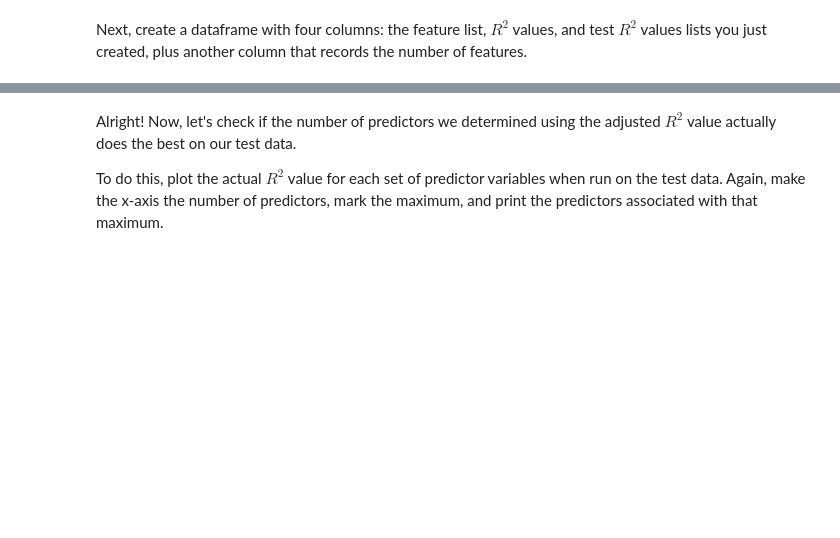
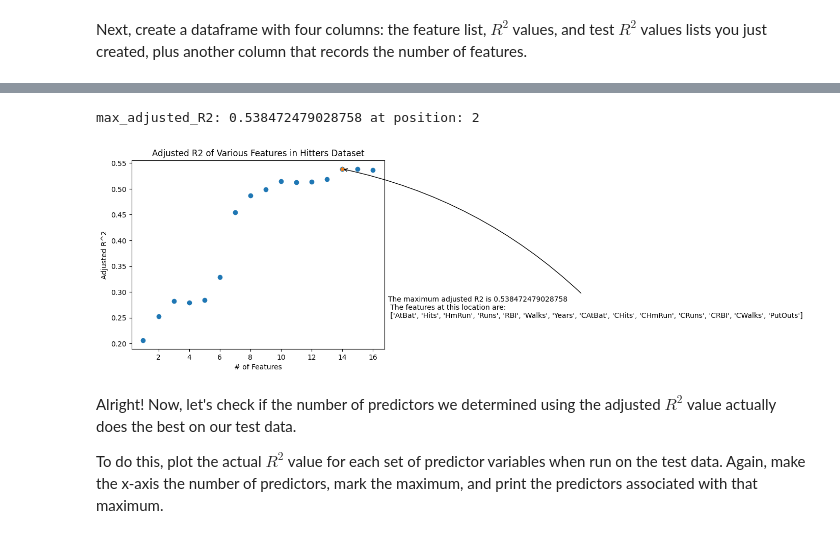
Before and after one commit to robchristiansen13/Learning, a Jupyter notebook: WeberState/CS 6570 (Data Science Algorithms I)/Assignments/CS-6570 Homework 3.ipynb, the cells around one changed output, grey strips where cells are left out. Saved outputs shown, nothing was run; the diff lists cells and outputs as text; code cells hidden in the pictures; blank space fills up the shorter version.

```diff
--- a/WeberState/CS 6570 (Data Science Algorithms I)/Assignments/CS-6570 Homework 3.ipynb
+++ b/WeberState/CS 6570 (Data Science Algorithms I)/Assignments/CS-6570 Homework 3.ipynb
@@ -111,3 +91,11 @@ dtype: object
 Now, for this assignment we're going to create a subset that will be our training data, and a subset that will be our test data. Let's do an 80/20 split:
 # %%
 X_train, X_test, y_train, y_test = train_test_split(X,y,test_size=.2,random_state = 42)
+y_train = y_train.to_numpy()
+y_test = y_test.to_numpy()
+
+y_train = y_train.reshape(-1,1)
+y_train.shape
+
+y_test = y_test.reshape(-1,1)
+y_test.shape
@@ -176,13 +171,16 @@ from sklearn import linear_model
 len_backwards_features = len(backwards_features)
 regr = linear_model.LinearRegression()
 regression_score = float
-predicitions, features_list_count = [], []
+predictions_training, features_list_count = [], []
 
 
 for n in range(len_backwards_features):
     X = X_train[backwards_features[0:len_backwards_features-n]].to_numpy()
+    # print(f"X is {X}")
+    print(X.shape)
+    print(y_train.shape)
     regr.fit(X,y_train)
-    predictions = regr.predict(X)
+    predictions_training = regr.predict(X)
     regression_score = regr.score(X,y_train).astype(float) # Want to avoid scoring the regression multiple times
     print("For predictors {} \n the r-squared value is {}\n".format(backwards_features[0:len_backwards_features-n],regr.score(X,y_train)))
     features_list_backwards.append(str(backwards_features[0:len_backwards_features-n]))
@@ -228,6 +230,42 @@ Recall that the adjusted $R^{2}$ is defined as:
 &nbsp;
 # %%
 # TODO: Plot the adjusted R^2 values for the number of predictor variables, mark the maximum, and print the predictors associated with that maximum.
+
+adjusted_R2 = []
+adjusted_R2 = 1 - (1 - np.array(R2_list_backwards)) * ((len(X_train)-1)/(len(X_train)-np.array(features_list_count)-1))
+# adjusted_R2 = 1 - (1 - np.array(R2_list_backwards)**2)*(len(X_train)-1/(len(X_train)-np.array(features_list_count)-1))
+df_summary.insert(loc=3, column='Adjusted R^2', value=adjusted_R2, allow_duplicates=True)
+
+# Determine the max adjusted R^2
+max_adjusted_R2 = adjusted_R2.max()
+max_adjusted_R2_index = (np.where(adjusted_R2 == max_adjusted_R2)) # Convert from np array to list
+# for item in max_adjusted_R2_index:
+max_adjusted_R2_index_int = max_adjusted_R2_index[0][0] #Need to improve to deal with the case when the max is shared by multiple values (long shot)
+
+print(f"max_adjusted_R2: {max_adjusted_R2} at position: {max_adjusted_R2_index_int}")
+
+## PLOT THE VALUES
+fig, ax = plt.subplots()
+
+ax.scatter(features_list_count, adjusted_R2)
+ax.scatter(features_list_count[max_adjusted_R2_index_int],adjusted_R2[max_adjusted_R2_index_int], marker='*')
+
+ax.set_title('Adjusted R2 of Various Features in Hitters Dataset')
+ax.set_xlabel('# of Features')
+ax.set_ylabel('Adjusted R^2')
+# ax.annotate("The maximum R^2 is here", xy=(1890, .065), color='gray', horizontalalignment='left',fontsize=8)
+
+ax.annotate(f"The maximum adjusted R2 is {max_adjusted_R2}\n The features at this location are:\n {features_list_backwards[max_adjusted_R2_index_int]}",
+        xy = (features_list_count[max_adjusted_R2_index_int],adjusted_R2[max_adjusted_R2_index_int]),
+        xytext = (17,0.25),
+        arrowprops=dict(arrowstyle='->',
+                        connectionstyle='arc3, rad=0.15'))
+
+
+plt.show()
+# %% [output]
+max_adjusted_R2: 0.538472479028758 at position: 2
+[figure, added]
 # %% [markdown]
 Alright! Now, let's check if the number of predictors we determined using the adjusted $R^{2}$ value actually does the best on our test data.
 
```
Also changed, not shown: parts of 8 cells of this notebook, 3 other files.
